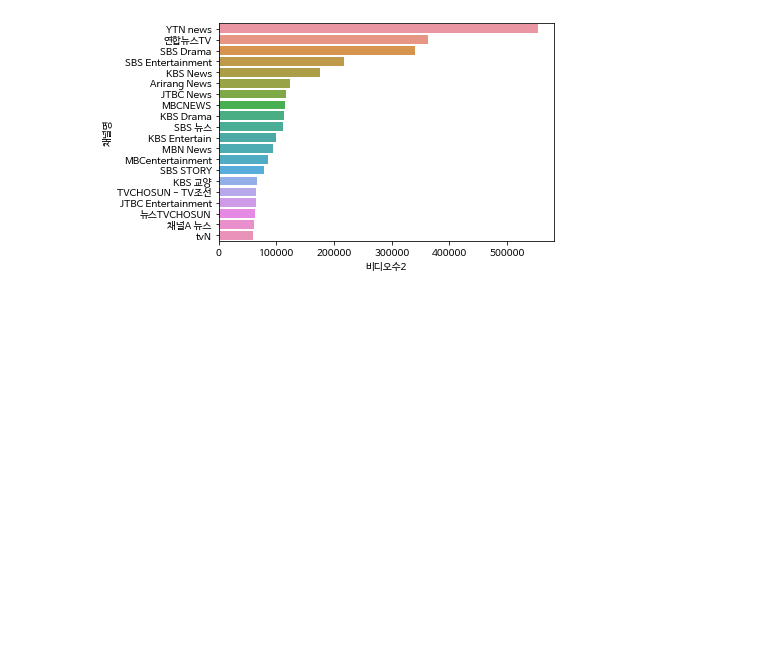
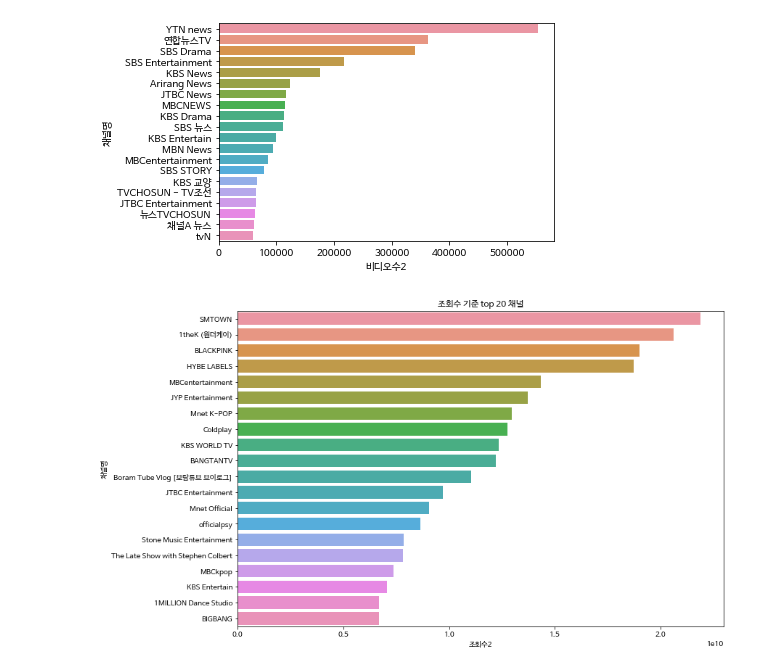
Before and after one commit to rubinkim/DataAnalysis, a Jupyter notebook: 05.Crawling/Web/07_유튜브랭킹_시각화.ipynb, the cells around one changed output. Saved outputs shown, nothing was run; the diff lists cells and outputs as text; code cells hidden in the pictures; blank space fills up the shorter version.

```diff
--- a/05.Crawling/Web/07_유튜브랭킹_시각화.ipynb
+++ b/05.Crawling/Web/07_유튜브랭킹_시각화.ipynb
@@ -53,3 +53,5 @@ memory usage: 39.2+ KB
 | 4 | 키즈/어린이 | Boram Tube Vlog [보람튜브 브이로그] | 26,500,000 | 11,052,880,000 | 223 |
 # %%
 df['구독자수2'] = df['구독자수'].apply(lambda x : int(x.replace(',', '')))
+df['비디오수2'] = df['비디오수'].apply(lambda x : int(x.replace(',', '')))
+df['조회수2'] = df.조회수.apply(lambda x : int(x.replace(',', '')))
@@ -88,3 +89,10 @@ sns.barplot(y='채널명', x='비디오수2', data=df.sort_values(by='비디오
 plt.show()
 # %% [output]
 [figure]
+# %%
+plt.figure(figsize=(12,8))
+sns.barplot(x='조회수2', y='채널명', data=df.sort_values(by='조회수2', ascending=False).head(20))
+plt.title('조회수 기준 top 20 채널')
+plt.show()
+# %% [output]
+[figure, added]
```
Also changed, not shown: parts of 8 cells of this notebook.
